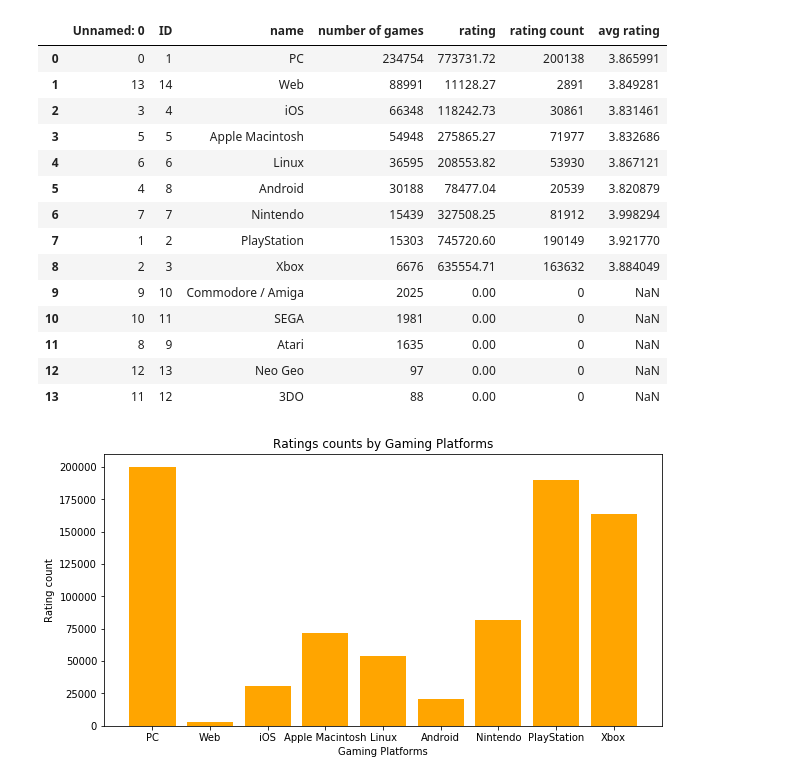
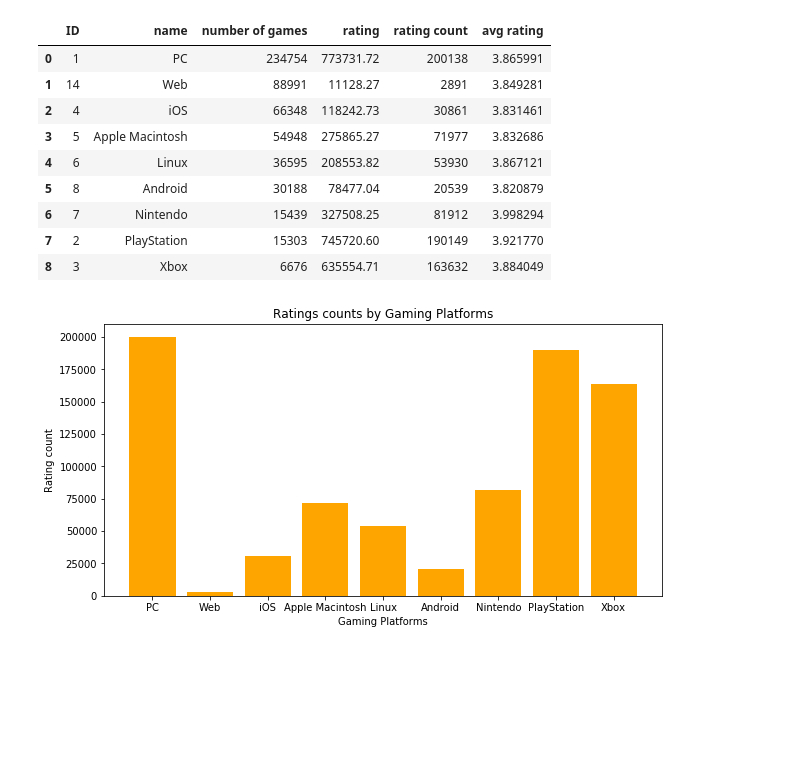
Before and after one commit to Rishi0406/project_1, a Jupyter notebook: Gaming_Platforms.ipynb, the cells around one changed output. Drawn from its saved outputs; the diff is of its cells as text; code cells hidden in the pictures; blank space fills up the shorter version.

Commit message:
Gaming platforms final modifications

```diff
--- a/Gaming_Platforms.ipynb
+++ b/Gaming_Platforms.ipynb
@@ -12,29 +12,24 @@ base_url="https://api.rawg.io/api/"
 game_path = "csvfiles/game_platform.csv"
 
 # Read Purchasing File and store into Pandas data frame
-platform_data = pd.read_csv(game_path, index_col=False)
-
-# platform_data
+platform_data = pd.read_csv(game_path)
-# %% [output]
-|  | Unnamed: 0 | ID | name | number of games | rating | rating count | avg rating |
-| 0 | 0 | 1 | PC | 234754 | 773731.72 | 200138 | 3.865991 |
-| 1 | 13 | 14 | Web | 88991 | 11128.27 | 2891 | 3.849281 |
-| 2 | 3 | 4 | iOS | 66348 | 118242.73 | 30861 | 3.831461 |
-| 3 | 5 | 5 | Apple Macintosh | 54948 | 275865.27 | 71977 | 3.832686 |
-| 4 | 6 | 6 | Linux | 36595 | 208553.82 | 53930 | 3.867121 |
-| 5 | 4 | 8 | Android | 30188 | 78477.04 | 20539 | 3.820879 |
-| 6 | 7 | 7 | Nintendo | 15439 | 327508.25 | 81912 | 3.998294 |
-| 7 | 1 | 2 | PlayStation | 15303 | 745720.60 | 190149 | 3.921770 |
-| 8 | 2 | 3 | Xbox | 6676 | 635554.71 | 163632 | 3.884049 |
-| 9 | 9 | 10 | Commodore / Amiga | 2025 | 0.00 | 0 | NaN |
-| 10 | 10 | 11 | SEGA | 1981 | 0.00 | 0 | NaN |
-| 11 | 8 | 9 | Atari | 1635 | 0.00 | 0 | NaN |
-| 12 | 12 | 13 | Neo Geo | 97 | 0.00 | 0 | NaN |
-| 13 | 11 | 12 | 3DO | 88 | 0.00 | 0 | NaN |
 # %%
-# Drop index
-platform_data.drop(columns="Unnamed: 0")
-gaming_platforms = platform_data.dropna(how="any")
+# Remove index columns in csvfile
+gaming_platforms = platform_data.drop(columns="Unnamed: 0")
+# Remove platforms with no ratings
+gaming_platforms = gaming_platforms.dropna(how="any")
+gaming_platforms
+# %% [output]
+|  | ID | name | number of games | rating | rating count | avg rating |
+| 0 | 1 | PC | 234754 | 773731.72 | 200138 | 3.865991 |
+| 1 | 14 | Web | 88991 | 11128.27 | 2891 | 3.849281 |
+| 2 | 4 | iOS | 66348 | 118242.73 | 30861 | 3.831461 |
+| 3 | 5 | Apple Macintosh | 54948 | 275865.27 | 71977 | 3.832686 |
+| 4 | 6 | Linux | 36595 | 208553.82 | 53930 | 3.867121 |
+| 5 | 8 | Android | 30188 | 78477.04 | 20539 | 3.820879 |
+| 6 | 7 | Nintendo | 15439 | 327508.25 | 81912 | 3.998294 |
+| 7 | 2 | PlayStation | 15303 | 745720.60 | 190149 | 3.921770 |
+| 8 | 3 | Xbox | 6676 | 635554.71 | 163632 | 3.884049 |
 # %%
 # Bar Graph for Rating Counts by Gaming Platforms
 plt.figure(figsize=(10,5))
```
Also changed, not shown: parts of 2 cells of this notebook, 2 other files.
